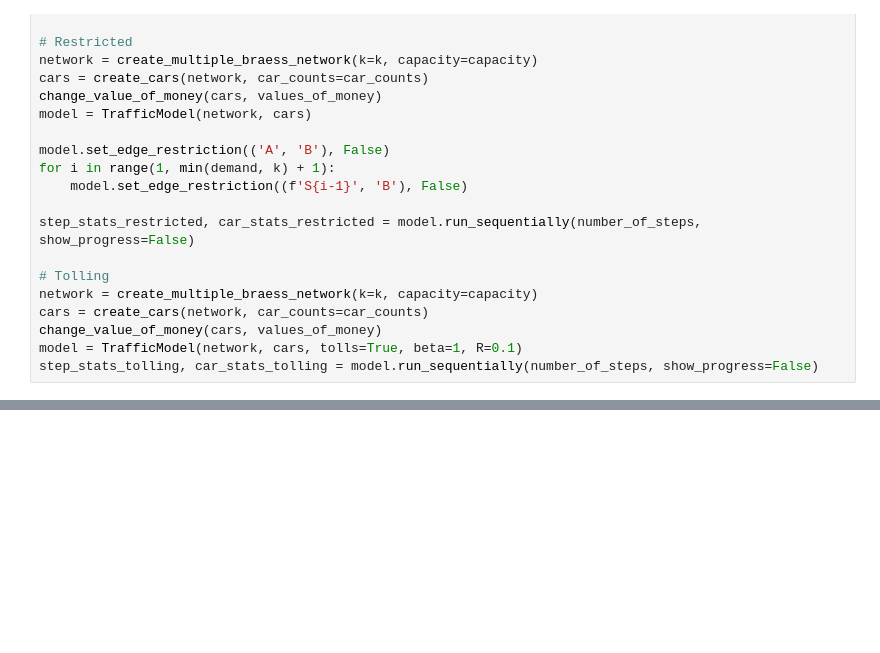
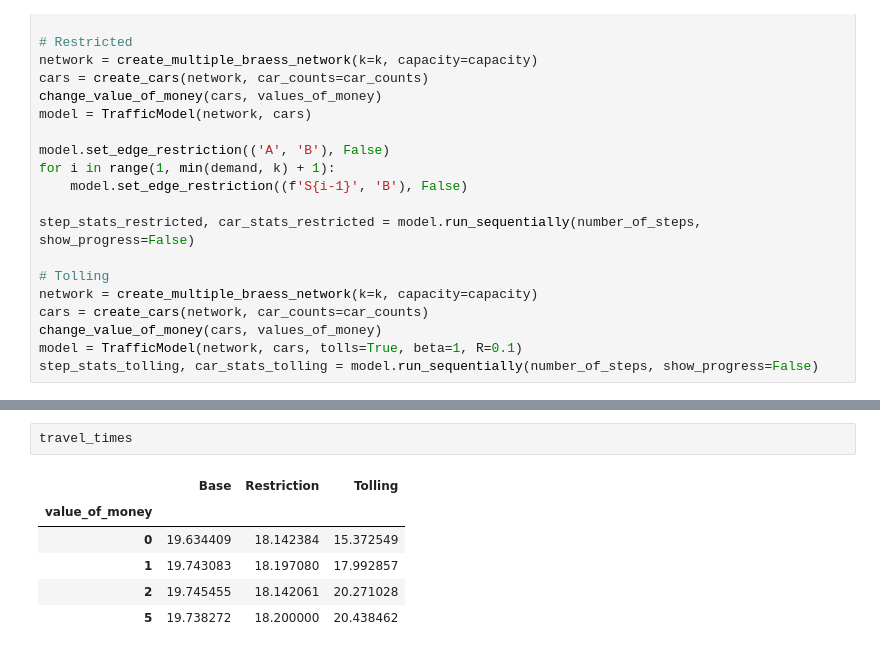
Before and after one commit to michoest/aamas-2024, a Jupyter notebook: src/traffic/v3/multiple_braess.ipynb, the cells around one changed output, grey strips where cells are left out. Cells and saved outputs as stored; diff of their text form; blank space fills up the shorter version.

```diff
--- a/src/traffic/v3/multiple_braess.ipynb
+++ b/src/traffic/v3/multiple_braess.ipynb
@@ -313,0 +314,9 @@ ax.get_figure().savefig('braess-fairness.pdf', dpi=300, )
+# %%
+travel_times
+# %% [output]
+|  | Base | Restriction | Tolling |
+| value_of_money |  |  |  |
+| 0 | 19.634409 | 18.142384 | 15.372549 |
+| 1 | 19.743083 | 18.197080 | 17.992857 |
+| 2 | 19.745455 | 18.142061 | 20.271028 |
+| 5 | 19.738272 | 18.200000 | 20.438462 |
```
Also changed, not shown: parts of 1 cell of this notebook, 1 other file.
